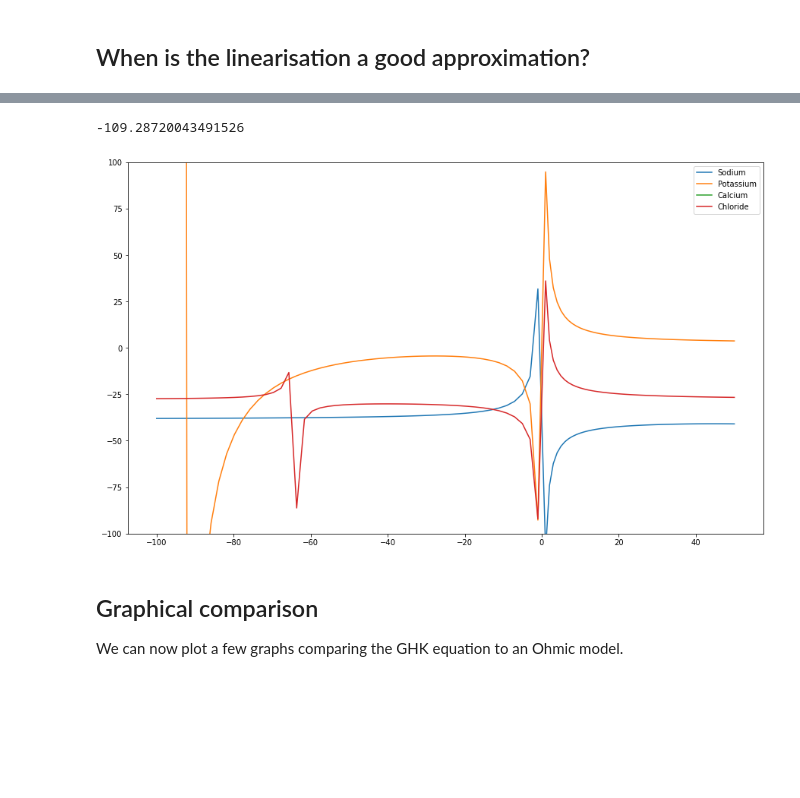
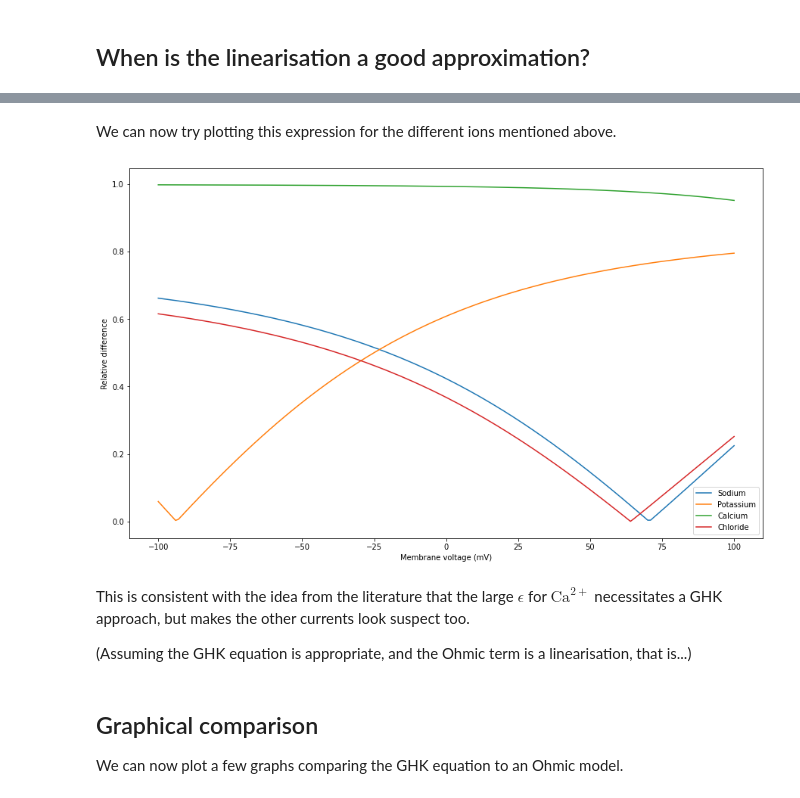
Before and after one commit to MichaelClerx/driving-term, a Jupyter notebook: Driving term comparison.ipynb, the cells around one changed output, grey strips where cells are left out. Cells and saved outputs as stored; diff of their text form; code cells hidden in the pictures; blank space fills up the shorter version.

Commit message:
Updated driving term notebook

```diff
--- a/Driving term comparison.ipynb
+++ b/Driving term comparison.ipynb
@@ -185,32 +189,52 @@ We can try plotting this expression for the different ions mentioned above.
+# %% [markdown]
+We can now try plotting this expression for the different ions mentioned above.
 # %%
+import matplotlib.pyplot as plt
+import numpy as np
+
+R = 8314        # mJ / K / mol
+T = 273 + 37    # K
+F = 96485       # C / mol
+
 fig = plt.figure(figsize=(15, 9))
 ax = fig.add_subplot(1, 1, 1)
+ax.set_xlabel('Membrane voltage (mV)')
+ax.set_ylabel('Relative difference')
 
-v = np.concatenate((np.linspace(-100, -1), np.linspace(1, 50))) + 1e-9
+v = np.linspace(-100, 100, 201) + 1e-9
 
-def f(e, z):
+def f(v, xi, xe, z=1):
+    e = xe / xi
     a = R * T / (z * F)
-    x = e * e * np.log(e) / (1 - e)
-    x += (v - a * np.log(e)) / v
-    ev = np.exp(-v / a)
-    x += (1 - ev) / (1 - e * ev)
-    return x
+    p = np.log(e) / (e - 1)
+    q = (v - a * np.log(e)) / v
+    r = (1 - np.exp(-v / a)) / (1/e - np.exp(-v / a))
+    return p * q * r
 
-ax.plot(v, f(14, 1), label='Sodium')
-ax.plot(v, f(0.03, 1), label='Potassium')
-ax.plot(v, f(12000, 2), label='Calcium')
-ax.plot(v, f(11, -1), label='Chloride')
+nai = 10
+nae = 140
+ax.plot(v, np.abs(1 - f(v, nai, nae)), label='Sodium')
 
+ki = 140
+ke = 4.2
+ax.plot(v, np.abs(1 - f(v, ki, ke)), label='Potassium')
 
-print(np.min(f(14, 1)))
+cai = 1e-4
+cae = 1.2
+ax.plot(v, np.abs(1 - f(v, cai, cae)), label='Calcium')
 
-ax.set_ylim(-100, 100)
+cli = 10
+cle = 110
+ax.plot(v, np.abs(1 - f(v, cli, cle)), label='Chloride')
 
 plt.legend()
 plt.show()
 # %% [output]
--109.28720043491526
-[figure, old version]
+[figure, new version]
+# %% [markdown]
+This is consistent with the idea from the literature that the large $\epsilon$ for $\text{Ca}^{2+}$ necessitates a GHK approach, but makes the other currents look suspect too.
+
+(Assuming the GHK equation is appropriate, and the Ohmic term is a linearisation, that is...)
 # %% [markdown]
 ## Graphical comparison
 
```
Also changed, not shown: parts of 19 cells of this notebook.
